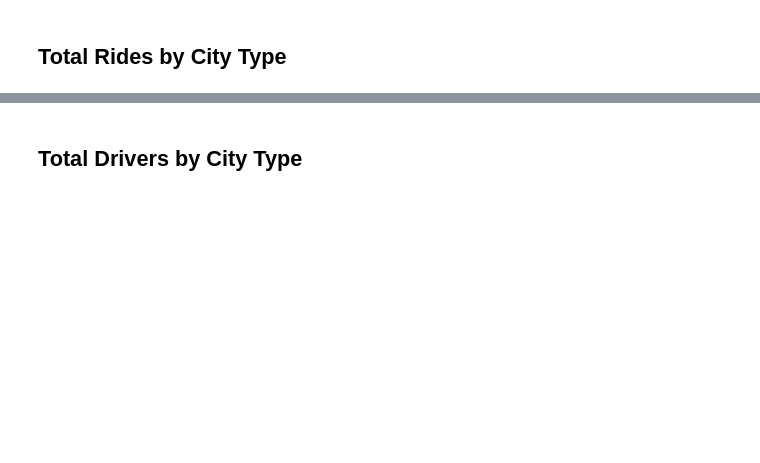
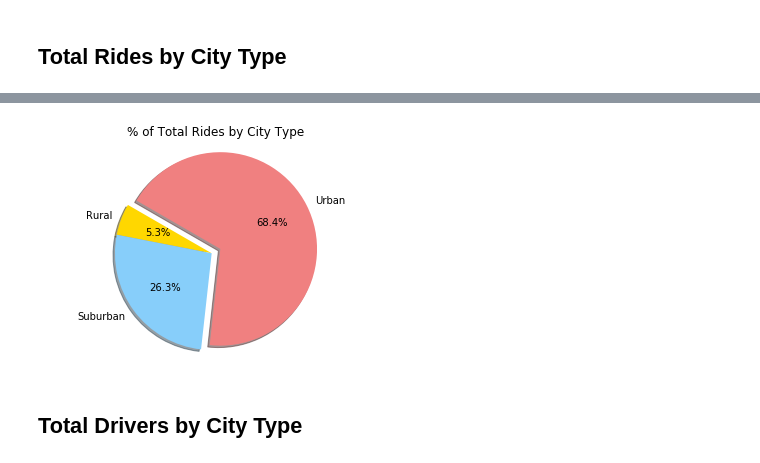
Before and after one commit to mbhimasani/GT-Bootcamp-HW, a Jupyter notebook: Matplotlib/Pyber/pyber_starter.ipynb, the cells around one changed output, grey strips where cells are left out. Cells and saved outputs as stored; diff of their text form; code cells hidden in the pictures; blank space fills up the shorter version.

```diff
--- a/Matplotlib/Pyber/pyber_starter.ipynb
+++ b/Matplotlib/Pyber/pyber_starter.ipynb
@@ -66,2 +102,18 @@ plt.show()
+# %%
+# Calculate Ride Percents
+ridepercent = pyber_df.groupby(["type"])["ride_id"].count()
+
+# Build Pie Chart
+plt.pie(ridepercent, labels=ridepercent.index, explode = (0, 0, 0.1), shadow=True,
+        colors=["gold", "lightskyblue", "lightcoral"], autopct="%1.1f%%", startangle=150)
+plt.title("% of Total Rides by City Type")
+plt.axis("equal")
+
+# Save Figure
+fig3 = plt.gcf()
+plt.show()
+fig3.savefig("../Images/Total Rides by City Type.png")
+# %% [output]
+[figure, added]
 # %% [markdown]
 ## Total Drivers by City Type
```
Also changed, not shown: parts of 14 cells of this notebook, 6 other files.
